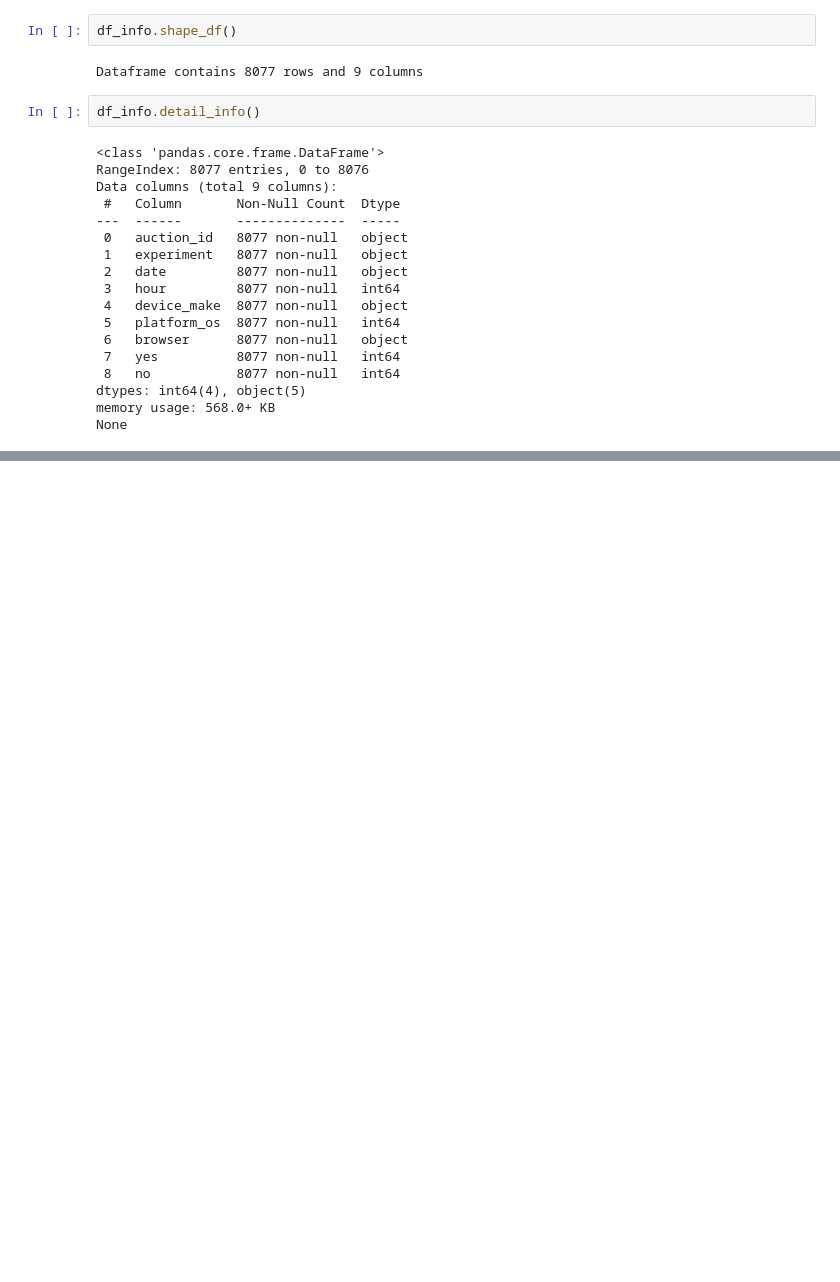
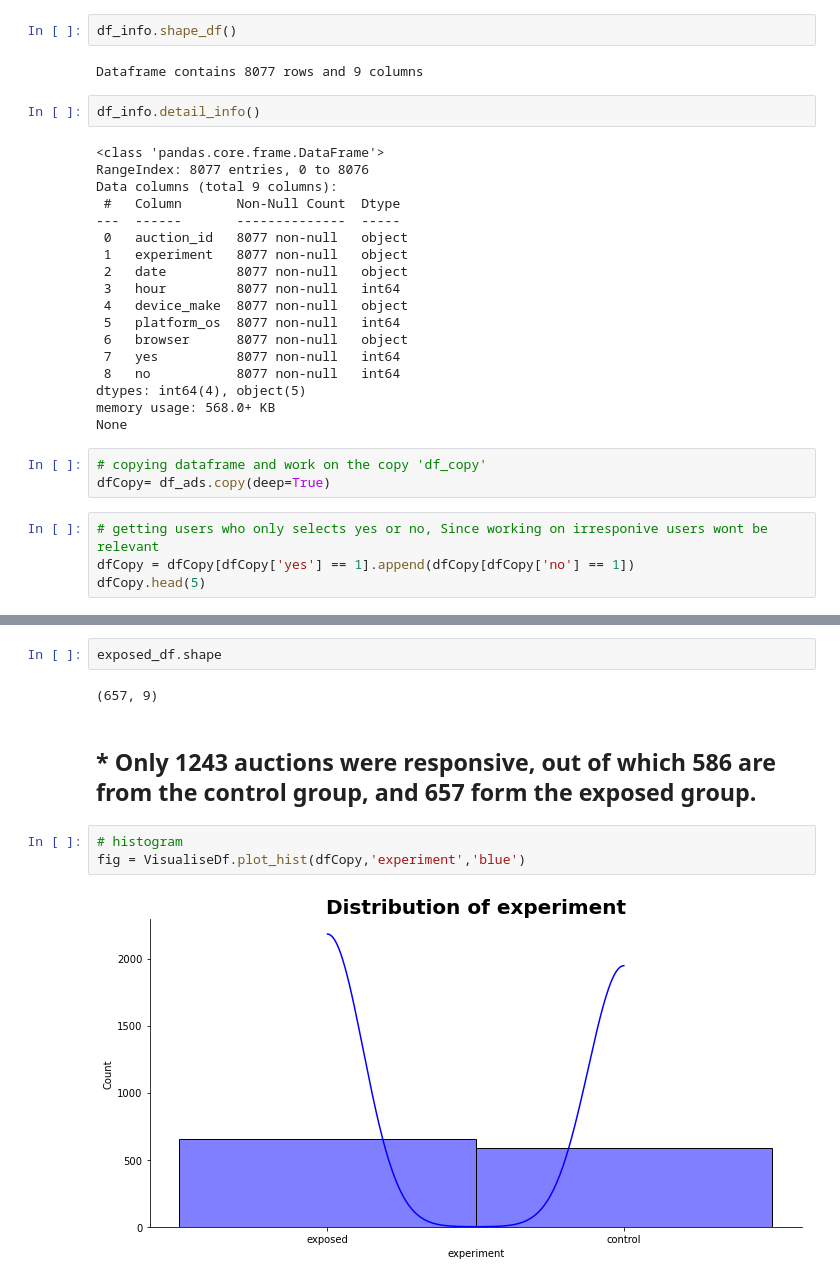
Before and after one commit to Group-6-10Academy/smart_ad_ABtesting, a Jupyter notebook: notebooks/EDA.ipynb, the cells around one changed output, grey strips where cells are left out. Drawn from its saved outputs; the diff is of its cells as text; blank space fills up the shorter version.

Commit message:
EDA for experiment and date

```diff
--- a/notebooks/EDA.ipynb
+++ b/notebooks/EDA.ipynb
@@ -62,3 +62,10 @@ Data columns (total 9 columns):
 dtypes: int64(4), object(5)
 memory usage: 568.0+ KB
 None
+# %%
+# copying dataframe and work on the copy 'df_copy'
+dfCopy= df_ads.copy(deep=True)
+# %%
+# getting users who only selects yes or no, Since working on irresponive users wont be relevant
+dfCopy = dfCopy[dfCopy['yes'] == 1].append(dfCopy[dfCopy['no'] == 1])
+dfCopy.head(5)
@@ -64,0 +109,11 @@ None
+# %%
+exposed_df.shape
+# %% [output]
+(657, 9)
+# %% [markdown]
+## * Only 1243 auctions were responsive, out of which 586 are from the control group, and 657 form the exposed group.
+# %%
+# histogram
+fig = VisualiseDf.plot_hist(dfCopy,'experiment','blue')
+# %% [output]
+[figure, added]
```
Also changed, not shown: parts of 18 cells of this notebook, 4 other files.
